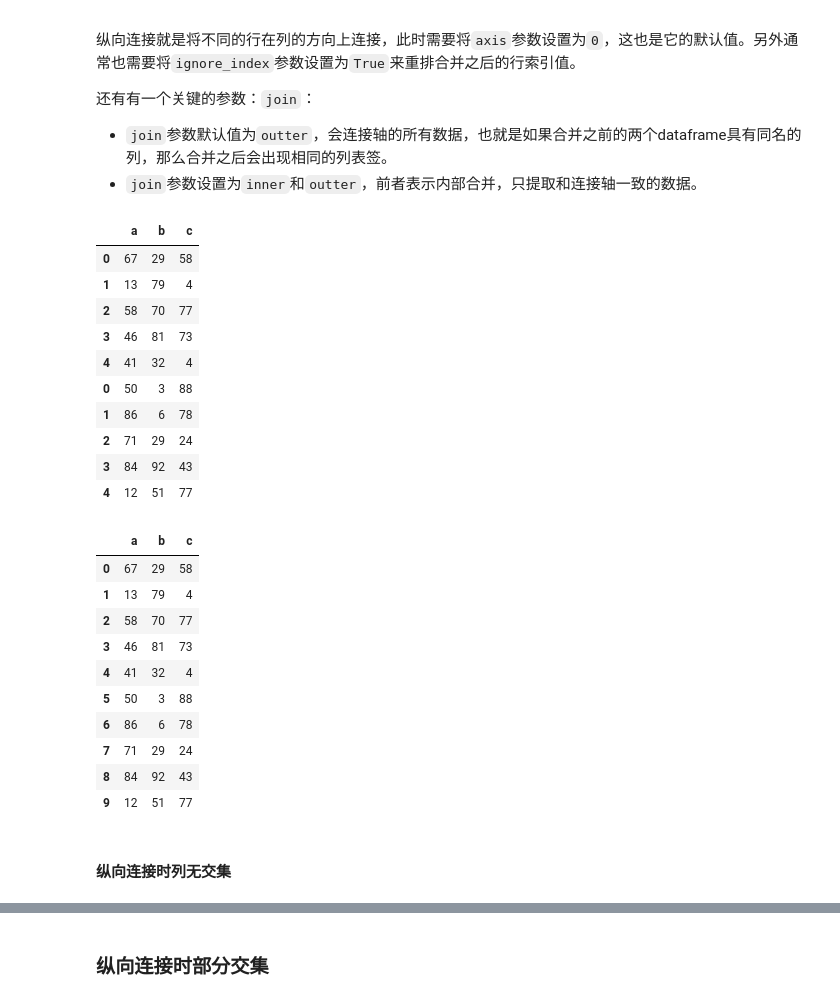
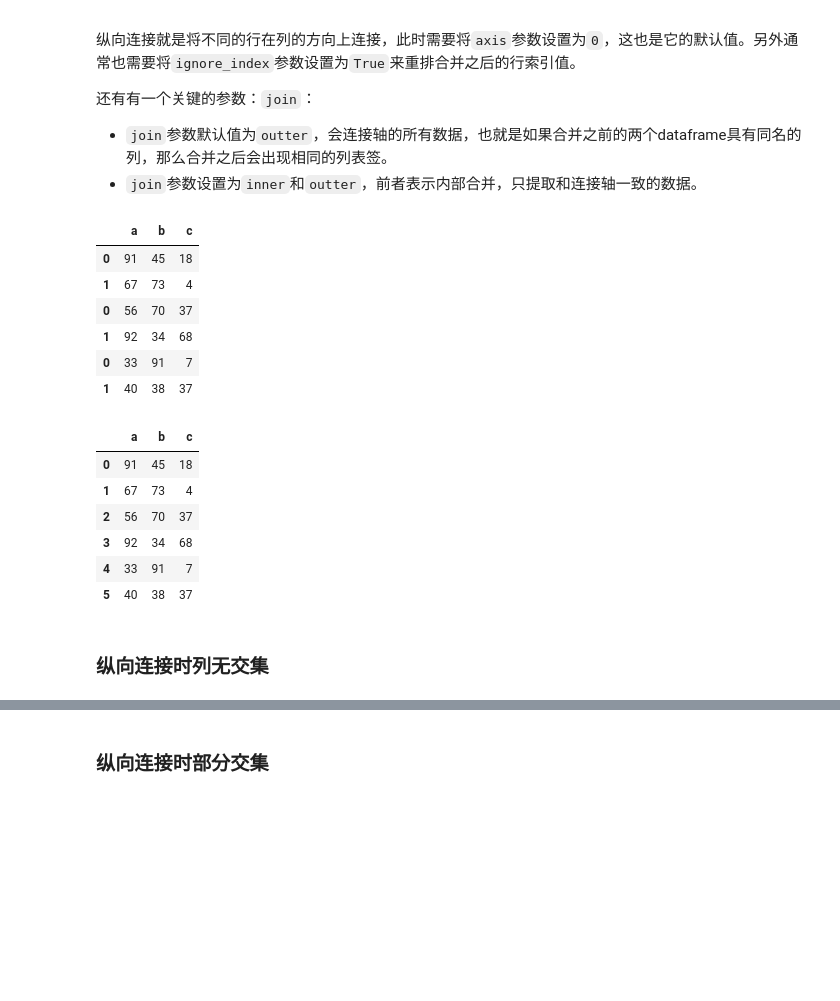
Before and after one commit to tcfh2016/knowledge-map, a Jupyter notebook: Techs/data-science/pandas/crud/update/dataframe_update.ipynb, the cells around one changed output, grey strips where cells are left out. Drawn from its saved outputs; the diff is of its cells as text; code cells hidden in the pictures; blank space fills up the shorter version.

```diff
--- a/Techs/data-science/pandas/crud/update/dataframe_update.ipynb
+++ b/Techs/data-science/pandas/crud/update/dataframe_update.ipynb
@@ -276,17 +315,24 @@ import pandas as pd
 import numpy as np
 
 df1 = pd.DataFrame({
-    'a':np.random.randint(0, 100, 5),
-    'b':np.random.randint(0, 100, 5),
-    'c':np.random.randint(0, 100, 5)
+    'a':np.random.randint(0, 100, 2),
+    'b':np.random.randint(0, 100, 2),
+    'c':np.random.randint(0, 100, 2)
 })
 print(df1)
 
 df2 = pd.DataFrame({
-    'a':np.random.randint(0, 100, 5),
-    'b':np.random.randint(0, 100, 5),
-    'c':np.random.randint(0, 100, 5)
+    'a':np.random.randint(0, 100, 2),
+    'b':np.random.randint(0, 100, 2),
+    'c':np.random.randint(0, 100, 2)
 })
 print(df2)
+
+df3 = pd.DataFrame({
+    'a':np.random.randint(0, 100, 2),
+    'b':np.random.randint(0, 100, 2),
+    'c':np.random.randint(0, 100, 2)
+})
+print(df3)
 # %% [output]
     a   b   c
@@ -311,34 +354,26 @@ print(df2)
 - `join`参数默认值为`outter`，会连接轴的所有数据，也就是如果合并之前的两个dataframe具有同名的列，那么合并之后会出现相同的列表签。
 - `join`参数设置为`inner`和`outter`，前者表示内部合并，只提取和连接轴一致的数据。
 # %%
-pd.concat([df1, df2])
+pd.concat([df1, df2, df3])
 # %% [output]
 |  | a | b | c |
-| 0 | 67 | 29 | 58 |
-| 1 | 13 | 79 | 4 |
-| 2 | 58 | 70 | 77 |
-| 3 | 46 | 81 | 73 |
-| 4 | 41 | 32 | 4 |
-| 0 | 50 | 3 | 88 |
-| 1 | 86 | 6 | 78 |
-| 2 | 71 | 29 | 24 |
-| 3 | 84 | 92 | 43 |
-| 4 | 12 | 51 | 77 |
+| 0 | 91 | 45 | 18 |
+| 1 | 67 | 73 | 4 |
+| 0 | 56 | 70 | 37 |
+| 1 | 92 | 34 | 68 |
+| 0 | 33 | 91 | 7 |
+| 1 | 40 | 38 | 37 |
 # %%
-pd.concat([df1, df2], ignore_index=True)
+pd.concat([df1, df2, df3], ignore_index=True)
 # %% [output]
 |  | a | b | c |
-| 0 | 67 | 29 | 58 |
-| 1 | 13 | 79 | 4 |
-| 2 | 58 | 70 | 77 |
-| 3 | 46 | 81 | 73 |
-| 4 | 41 | 32 | 4 |
-| 5 | 50 | 3 | 88 |
-| 6 | 86 | 6 | 78 |
-| 7 | 71 | 29 | 24 |
-| 8 | 84 | 92 | 43 |
-| 9 | 12 | 51 | 77 |
+| 0 | 91 | 45 | 18 |
+| 1 | 67 | 73 | 4 |
+| 2 | 56 | 70 | 37 |
+| 3 | 92 | 34 | 68 |
+| 4 | 33 | 91 | 7 |
+| 5 | 40 | 38 | 37 |
 # %% [markdown]
-#### 纵向连接时列无交集
+### 纵向连接时列无交集
 # %%
 df3 = pd.DataFrame({
```
Also changed, not shown: parts of 23 cells of this notebook, 4 other files.
